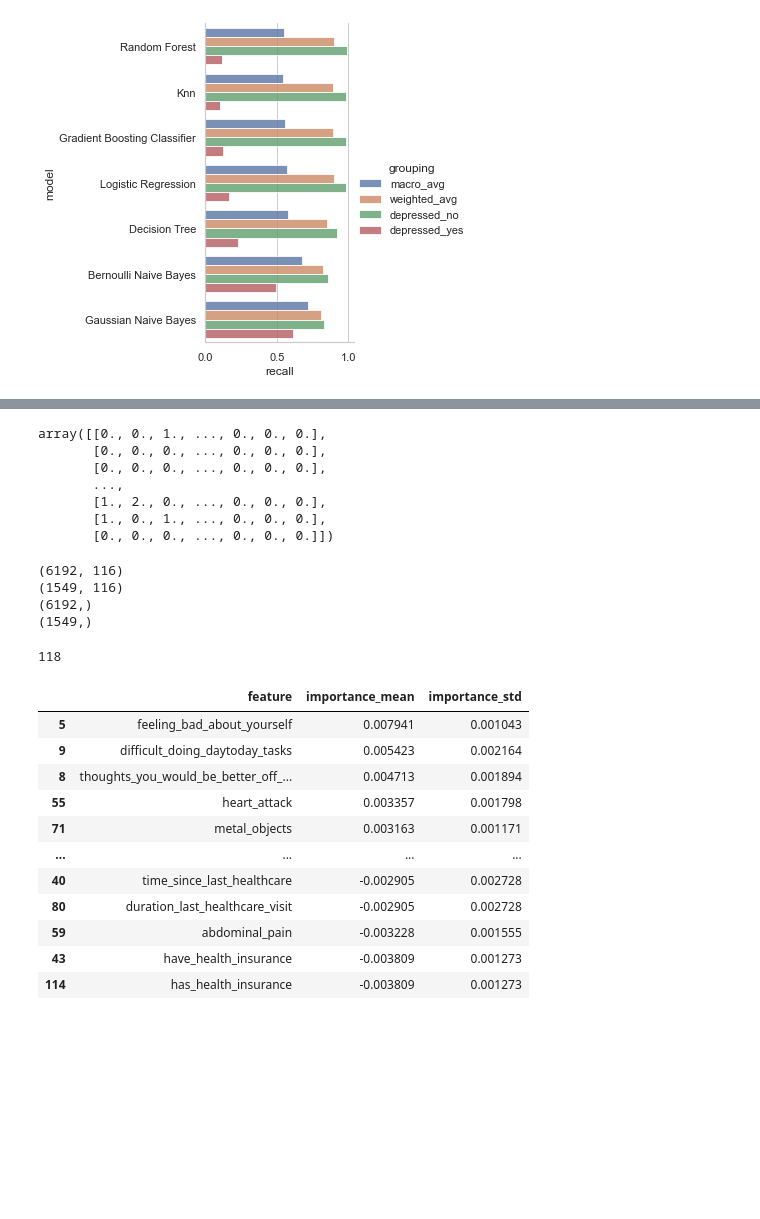
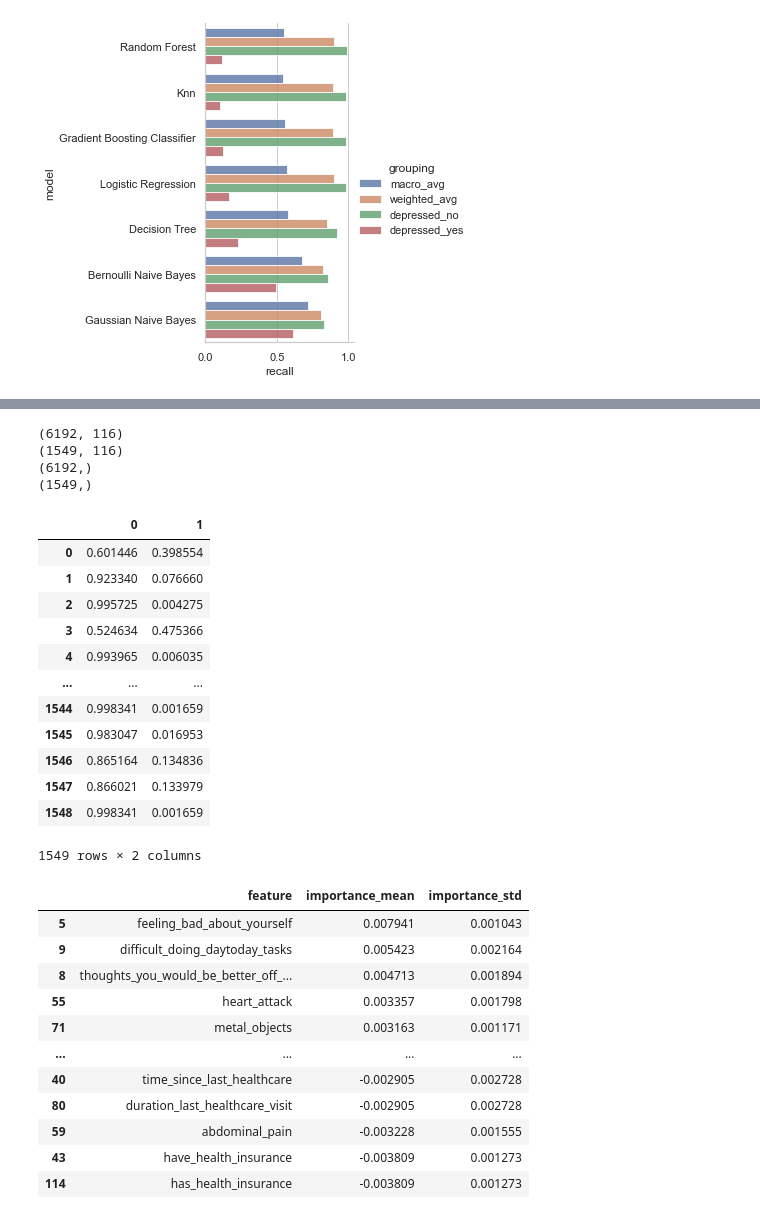
Before and after one commit to orenscarmeli/capstone210-ppd-carmeli_chari_hand_lee, a Jupyter notebook: modeling/error_analysis.ipynb, the cells around one changed output, grey strips where cells are left out. Cells and saved outputs as stored; diff of their text form; code cells hidden in the pictures; blank space fills up the shorter version.

Commit message:
detailed EDA of 116 candidate features

```diff
--- a/modeling/error_analysis.ipynb
+++ b/modeling/error_analysis.ipynb
@@ -929,44 +863,46 @@ len(gnb.predict_proba(x_test)[:,0])
+# %%
+x_train, x_test, y_train, y_test = get_model_data(
+    original_df = cdc_survey_pmom,
+    columns = candidate_features
+)
+
+print(x_train.shape)
+print(x_test.shape)
+print(y_train.shape)
+print(y_test.shape)
+
+baseline_model, predictions = generate_models(
+    x_train,
+    y_train,
+    x_test,
+    y_test
+)
+# %% [output]
+(6192, 116)
+(1549, 116)
+(6192,)
+(1549,)
 # %%
 # Gaussian Naive Bayes
 gnb = BernoulliNB()
 gnb.fit(x_train, y_train)
 perm_importance = permutation_importance(gnb, x_test, y_test, n_repeats=10,random_state=0)
-# %%
-x_train
-# %% [output]
-array([[0., 0., 1., ..., 0., 0., 0.],
-       [0., 0., 0., ..., 0., 0., 0.],
-       [0., 0., 0., ..., 0., 0., 0.],
-       ...,
-       [1., 2., 0., ..., 0., 0., 0.],
-       [1., 0., 1., ..., 0., 0., 0.],
-       [0., 0., 0., ..., 0., 0., 0.]])
-# %%
-x_train, x_test, y_train, y_test = get_model_data(
-    original_df = cdc_survey_pmom,
-    columns = candidate_features
-)
-
-print(x_train.shape)
-print(x_test.shape)
-print(y_train.shape)
-print(y_test.shape)
-
-baseline_model, predictions = generate_models(
-    x_train,
-    y_train,
-    x_test,
-    y_test
-)
-# %% [output]
-(6192, 116)
-(1549, 116)
-(6192,)
-(1549,)
-# %%
-len(candidate_features)
-# %% [output]
-118
+# %%
+pd.DataFrame(gnb.predict_proba(x_test))
+# %% [output]
+|  | 0 | 1 |
+| 0 | 0.601446 | 0.398554 |
+| 1 | 0.923340 | 0.076660 |
+| 2 | 0.995725 | 0.004275 |
+| 3 | 0.524634 | 0.475366 |
+| 4 | 0.993965 | 0.006035 |
+| ... | ... | ... |
+| 1544 | 0.998341 | 0.001659 |
+| 1545 | 0.983047 | 0.016953 |
+| 1546 | 0.865164 | 0.134836 |
+| 1547 | 0.866021 | 0.133979 |
+| 1548 | 0.998341 | 0.001659 |
+1549 rows × 2 columns
 # %%
 gnb_importances = pd.DataFrame({
     'feature':candidate_features,
```
Also changed, not shown: parts of 24 cells of this notebook, 1 other file.
